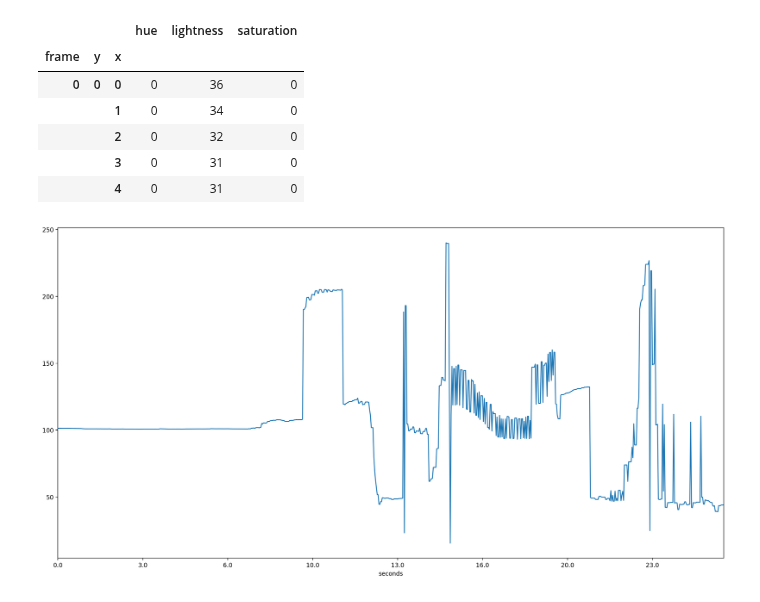
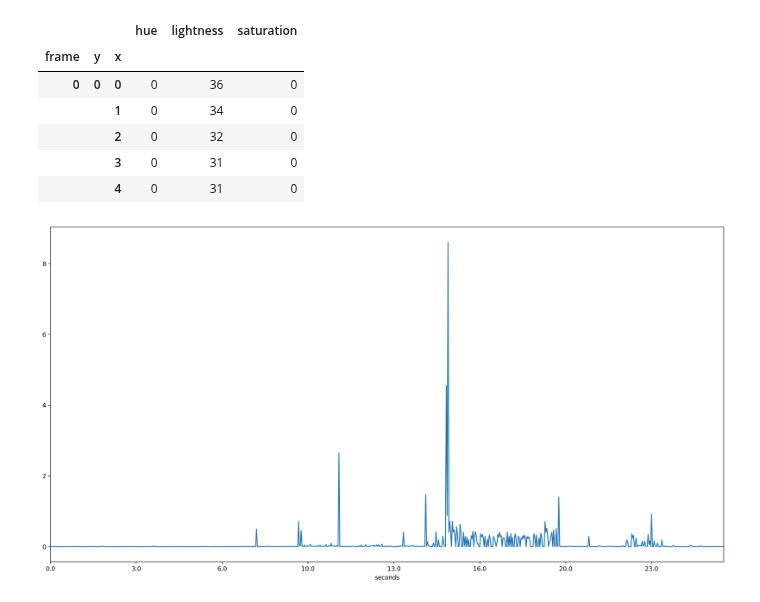
Before and after one commit to dream-team-nadia-woody/epilator, a Jupyter notebook: video_testing.ipynb, the cells around one changed output. Drawn from its saved outputs; the diff is of its cells as text; code cells hidden in the pictures.

```diff
--- a/video_testing.ipynb
+++ b/video_testing.ipynb
@@ -29,13 +29,13 @@ df.head()
 |  |  | 4 | 0 | 31 | 0 |
 # %%
 plt.figure(figsize=(20,10))
-val = df.groupby('frame').lightness.mean().plot.line()
+val = df.groupby('frame').hue.mean().pct_change(1).abs().plot.line()
 val.set_xlim((0,df.index.get_level_values(0).max()))
 
 val.set_xticklabels(val.get_xticks() // fps)
 val.set_xlabel('seconds')
 plt.show()
 # %% [output]
-[figure, old version]
+[figure, new version]
 # %%
 df.attrs['fps'] = 30
```
Also changed, not shown: parts of 2 cells of this notebook, 1 other file.
